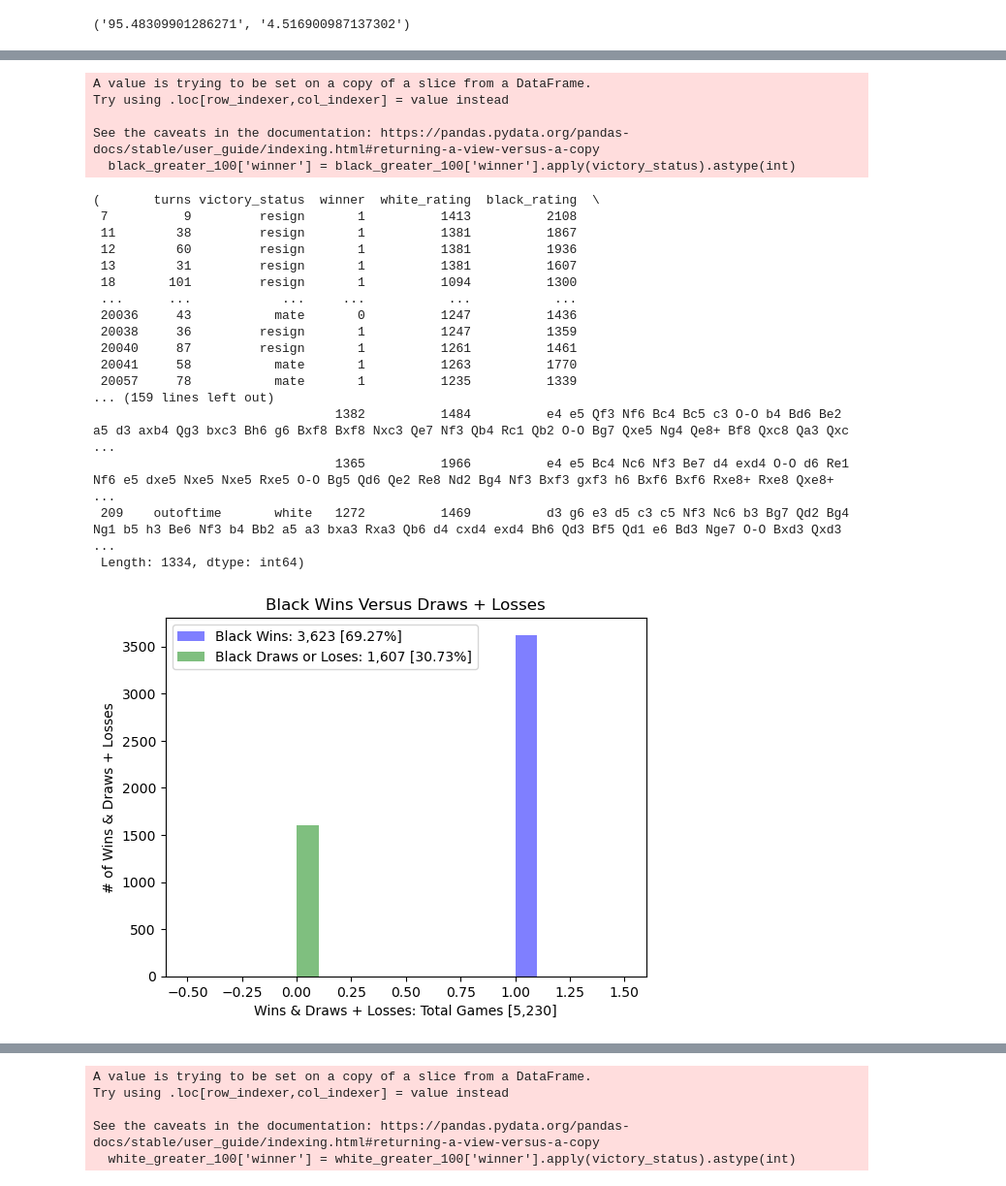
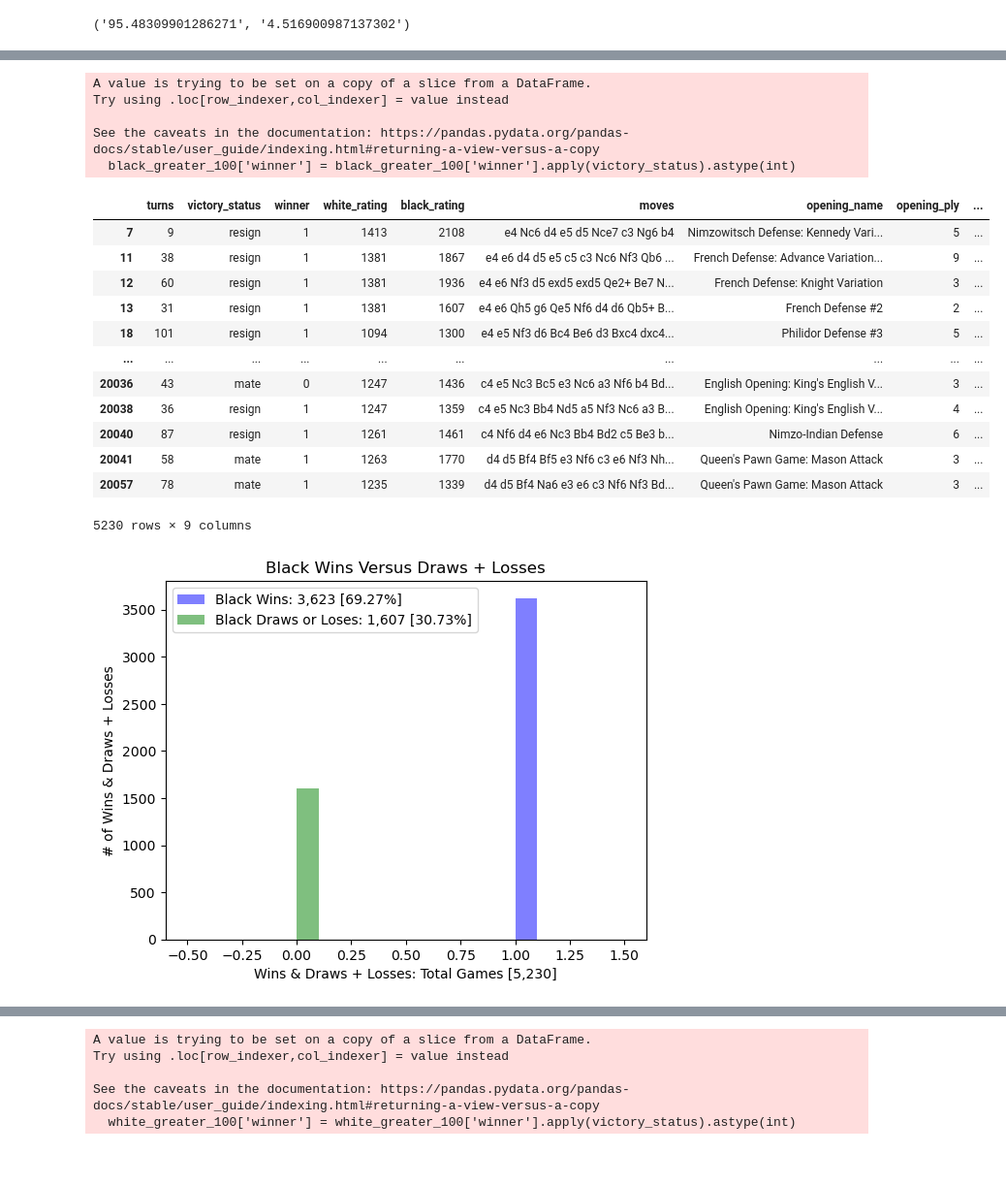
Before and after one commit to mbrann2/chess_games, a Jupyter notebook: notebooks/chess_games.ipynb, the cells around one changed output, grey strips where cells are left out. Shown at 97% size. Cells and saved outputs as stored; diff of their text form; code cells hidden in the pictures; blank space fills up the shorter version.

```diff
--- a/notebooks/chess_games.ipynb
+++ b/notebooks/chess_games.ipynb
@@ -218,51 +215,48 @@ def chess_differentials_black(chess_df):
 
     fig,ax = plt.subplots()
 
     black_victory = black_greater_100[black_greater_100['winner'] == 1]
     black_draw_or_loss = black_greater_100[black_greater_100['winner'] == 0]
 
     ax.hist(black_victory['winner'], color = 'b', alpha = 0.5, label = 'Black Wins: 3,623 [69.27%]')
     ax.hist(black_draw_or_loss['winner'], color = 'g', alpha = 0.5, label = 'Black Draws or Loses: 1,607 [30.73%]')
     ax.set_title('Black Wins Versus Draws + Losses')
     ax.set_ylabel('# of Wins & Draws + Losses')
     ax.set_xlabel('Wins & Draws + Losses: Total Games [5,230]')
 
     ax.legend();
 
     black_win_percentage = (3623 /(3623+1607))*100
     black_draw_or_loss_percentage = (1607 /(3623+1607))*100
 
-    return black_greater_100, black_ttest, black_victory, black_draw_or_loss, black_win_percentage, black_draw_or_loss_percentage, white_wins
+    return black_greater_100
+    # , black_ttest, black_victory, black_draw_or_loss, black_win_percentage, black_draw_or_loss_percentage, white_wins
 
 chess_outcomes_black = chess_differentials_black(chess_games)
 chess_outcomes_black
 
 # The p-value is less than 0.05, so we reject the null hypothesis and there is significant difference, or impact,
 # between the black rating differentials, with black being the superior opponent, and who wins the game.
 # When only considering wins and draws plus losses of a higher-ranked black opponent, black wins 69.27% of the time and draws or loses 30.73% of the time over 5,230 games.
 # %% [output]
 A value is trying to be set on a copy of a slice from a DataFrame.
 Try using .loc[row_indexer,col_indexer] = value instead
 
 See the caveats in the documentation: https://pandas.pydata.org/pandas-docs/stable/user_guide/indexing.html#returning-a-view-versus-a-copy
   black_greater_100['winner'] = black_greater_100['winner'].apply(victory_status).astype(int)
+|  | turns | victory_status | winner | white_rating | black_rating | moves | opening_name | opening_ply | ... |
+| 7 | 9 | resign | 1 | 1413 | 2108 | e4 Nc6 d4 e5 d5 Nce7 c3 Ng6 b4 | Nimzowitsch Defense: Kennedy Vari... | 5 | ... |
+| 11 | 38 | resign | 1 | 1381 | 1867 | e4 e6 d4 d5 e5 c5 c3 Nc6 Nf3 Qb6 ... | French Defense: Advance Variation... | 9 | ... |
+| 12 | 60 | resign | 1 | 1381 | 1936 | e4 e6 Nf3 d5 exd5 exd5 Qe2+ Be7 N... | French Defense: Knight Variation | 3 | ... |
+| 13 | 31 | resign | 1 | 1381 | 1607 | e4 e6 Qh5 g6 Qe5 Nf6 d4 d6 Qb5+ B... | French Defense #2 | 2 | ... |
+| 18 | 101 | resign | 1 | 1094 | 1300 | e4 e5 Nf3 d6 Bc4 Be6 d3 Bxc4 dxc4... | Philidor Defense #3 | 5 | ... |
+| ... | ... | ... | ... | ... | ... | ... | ... | ... | ... |
+| 20036 | 43 | mate | 0 | 1247 | 1436 | c4 e5 Nc3 Bc5 e3 Nc6 a3 Nf6 b4 Bd... | English Opening: King's English V... | 3 | ... |
+| 20038 | 36 | resign | 1 | 1247 | 1359 | c4 e5 Nc3 Bb4 Nd5 a5 Nf3 Nc6 a3 B... | English Opening: King's English V... | 4 | ... |
+| 20040 | 87 | resign | 1 | 1261 | 1461 | c4 Nf6 d4 e6 Nc3 Bb4 Bd2 c5 Be3 b... | Nimzo-Indian Defense | 6 | ... |
+| 20041 | 58 | mate | 1 | 1263 | 1770 | d4 d5 Bf4 Bf5 e3 Nf6 c3 e6 Nf3 Nh... | Queen's Pawn Game: Mason Attack | 3 | ... |
+| 20057 | 78 | mate | 1 | 1235 | 1339 | d4 d5 Bf4 Na6 e3 e6 c3 Nf6 Nf3 Bd... | Queen's Pawn Game: Mason Attack | 3 | ... |
-(       turns victory_status  winner  white_rating  black_rating  \
- 7          9         resign       1          1413          2108
- 11        38         resign       1          1381          1867
- 12        60         resign       1          1381          1936
- 13        31         resign       1          1381          1607
- 18       101         resign       1          1094          1300
- ...      ...            ...     ...           ...           ...
- 20036     43           mate       0          1247          1436
- 20038     36         resign       1          1247          1359
- 20040     87         resign       1          1261          1461
- 20041     58           mate       1          1263          1770
- 20057     78           mate       1          1235          1339
-... (159 lines left out)
-                                1382          1484          e4 e5 Qf3 Nf6 Bc4 Bc5 c3 O-O b4 Bd6 Be2 a5 d3 axb4 Qg3 bxc3 Bh6 g6 Bxf8 Bxf8 Nxc3 Qe7 Nf3 Qb4 Rc1 Qb2 O-O Bg7 Qxe5 Ng4 Qe8+ Bf8 Qxc8 Qa3 Qxc ...
-                                1365          1966          e4 e5 Bc4 Nc6 Nf3 Be7 d4 exd4 O-O d6 Re1 Nf6 e5 dxe5 Nxe5 Nxe5 Rxe5 O-O Bg5 Qd6 Qe2 Re8 Nd2 Bg4 Nf3 Bxf3 gxf3 h6 Bxf6 Bxf6 Rxe8+ Rxe8 Qxe8+  ...
- 209    outoftime       white   1272          1469          d3 g6 e3 d5 c3 c5 Nf3 Nc6 b3 Bg7 Qd2 Bg4 Ng1 b5 h3 Be6 Nf3 b4 Bb2 a5 a3 bxa3 Rxa3 Qb6 d4 cxd4 exd4 Bh6 Qd3 Bf5 Qd1 e6 Bd3 Nge7 O-O Bxd3 Qxd3 ...
- Length: 1334, dtype: int64)
+5230 rows × 9 columns
 [figure]
 # %%
 # Perform nonlinear Spearman correlation to see potential correlations between rating differentals, fow white and black respectively, and their victory status.
```
Also changed, not shown: parts of 2 cells of this notebook, 3 other files.
